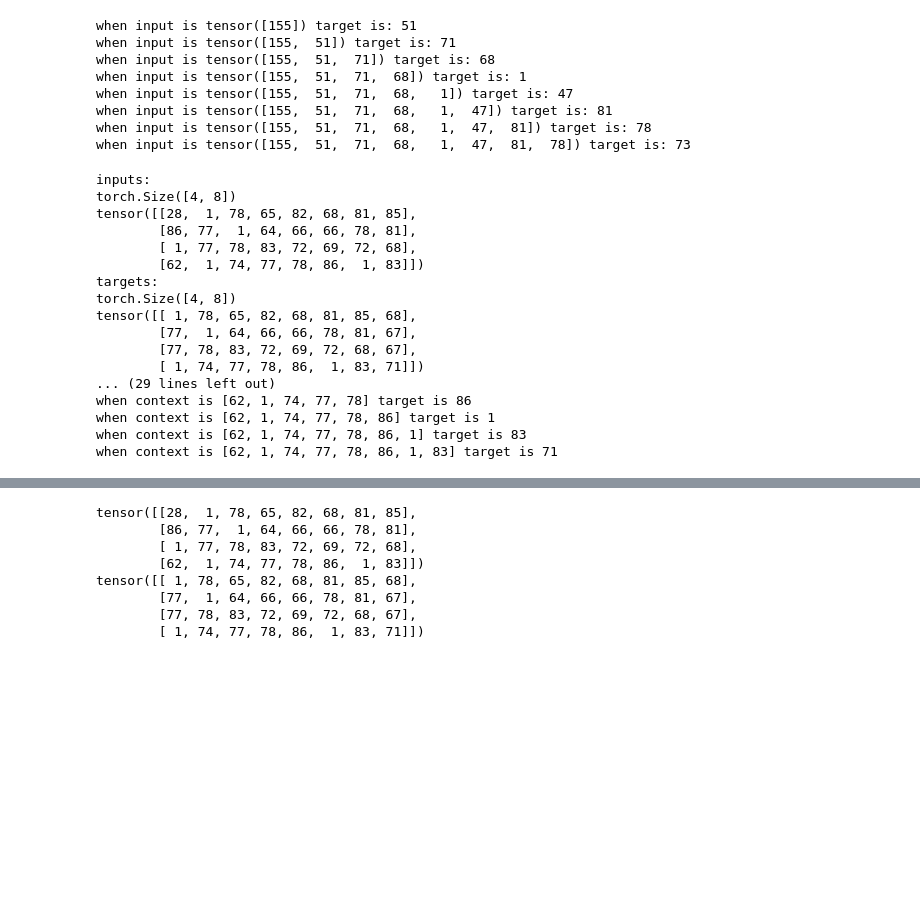
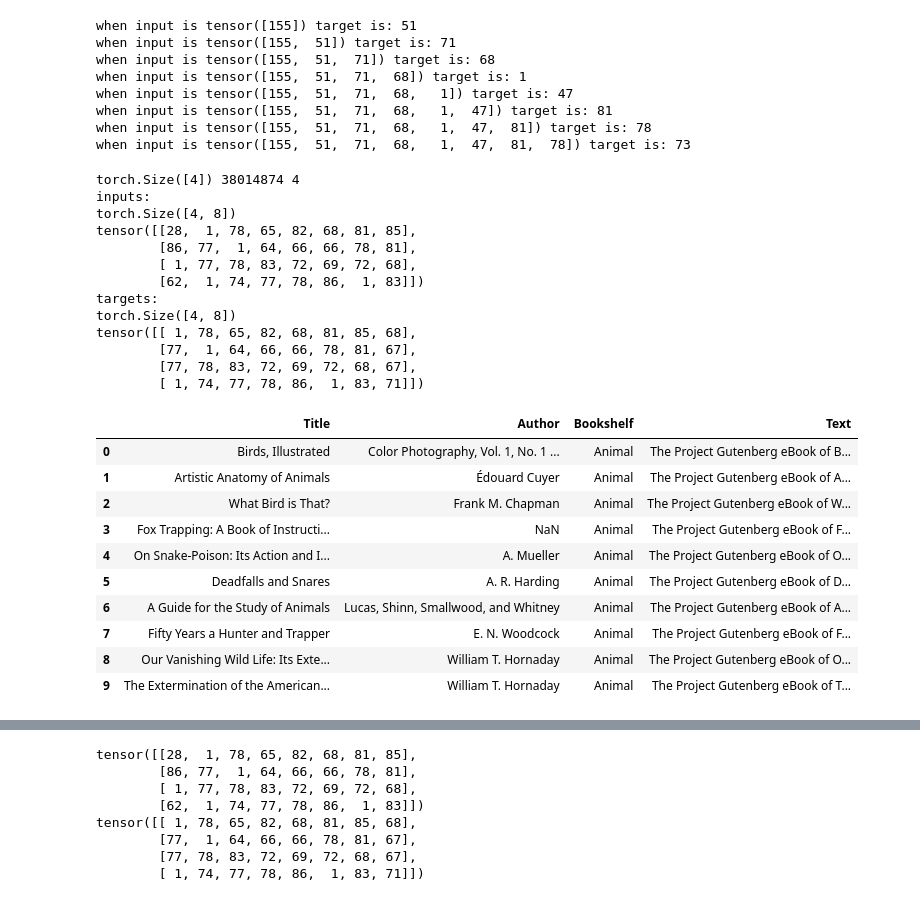
Before and after one commit to bayki2004/gpt_small, a Jupyter notebook: gpt_testing_notebook.ipynb, the cells around one changed output, grey strips where cells are left out. Drawn from its saved outputs; the diff is of its cells as text; code cells hidden in the pictures; blank space fills up the shorter version.

```diff
--- a/gpt_testing_notebook.ipynb
+++ b/gpt_testing_notebook.ipynb
@@ -160,6 +83,7 @@ def get_batch(split):
     #generate a small batch of data of inputs x and y
     data = train_data if split == 'train' else val_data
     ix = torch.randint(len(data)-block_size, (batch_size,))
+    print(ix.shape, len(data)-block_size, batch_size)
     x = torch.stack([data[i:i+block_size] for i in ix])
     y = torch.stack([data[i+1:i+1+block_size] for i in ix])
     return x, y
@@ -171,15 +95,8 @@ print(xb)
 print('targets:')
 print(yb.shape)
 print(yb)
-
-print('-----')
-
-for b in range(batch_size):
-    for t in range(block_size):
-        context = xb[b, :t+1]
-        target = yb[b,t]
-        print(f"when context is {context.tolist()} target is {target}")
 # %% [output]
+torch.Size([4]) 38014874 4
 inputs:
 torch.Size([4, 8])
 tensor([[28,  1, 78, 65, 82, 68, 81, 85],
@@ -192,8 +109,19 @@ tensor([[ 1, 78, 65, 82, 68, 81, 85, 68],
         [77,  1, 64, 66, 66, 78, 81, 67],
         [77, 78, 83, 72, 69, 72, 68, 67],
         [ 1, 74, 77, 78, 86,  1, 83, 71]])
-... (29 lines left out)
-when context is [62, 1, 74, 77, 78] target is 86
-when context is [62, 1, 74, 77, 78, 86] target is 1
-when context is [62, 1, 74, 77, 78, 86, 1] target is 83
-when context is [62, 1, 74, 77, 78, 86, 1, 83] target is 71
+# %%
+df = pd.read_csv('gutenberg_data_with_text.csv', nrows=10)
+df = df.drop(labels=['Link'], axis=1)
+df
+# %% [output]
+|  | Title | Author | Bookshelf | Text |
+| 0 | Birds, Illustrated | Color Photography, Vol. 1, No. 1 ... | Animal | ﻿The Project Gutenberg eBook of B... |
+| 1 | Artistic Anatomy of Animals | Édouard Cuyer | Animal | ﻿The Project Gutenberg eBook of A... |
+| 2 | What Bird is That? | Frank M. Chapman | Animal | ﻿The Project Gutenberg eBook of W... |
+| 3 | Fox Trapping: A Book of Instructi... | NaN | Animal | ﻿The Project Gutenberg eBook of F... |
+| 4 | On Snake-Poison: Its Action and I... | A. Mueller | Animal | ﻿The Project Gutenberg eBook of O... |
+| 5 | Deadfalls and Snares | A. R. Harding | Animal | ﻿The Project Gutenberg eBook of D... |
+| 6 | A Guide for the Study of Animals | Lucas, Shinn, Smallwood, and Whitney | Animal | ﻿The Project Gutenberg eBook of A... |
+| 7 | Fifty Years a Hunter and Trapper | E. N. Woodcock | Animal | ﻿The Project Gutenberg eBook of F... |
+| 8 | Our Vanishing Wild Life: Its Exte... | William T. Hornaday | Animal | ﻿The Project Gutenberg eBook of O... |
+| 9 | The Extermination of the American... | William T. Hornaday | Animal | ﻿The Project Gutenberg eBook of T... |
```
Also changed, not shown: parts of 23 cells of this notebook, 4 other files.
